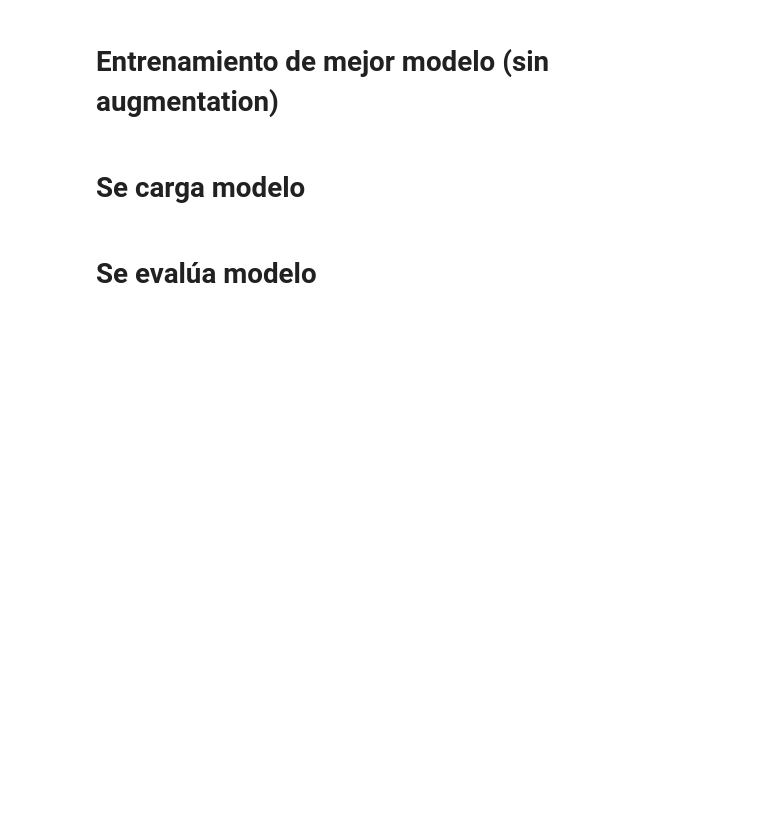
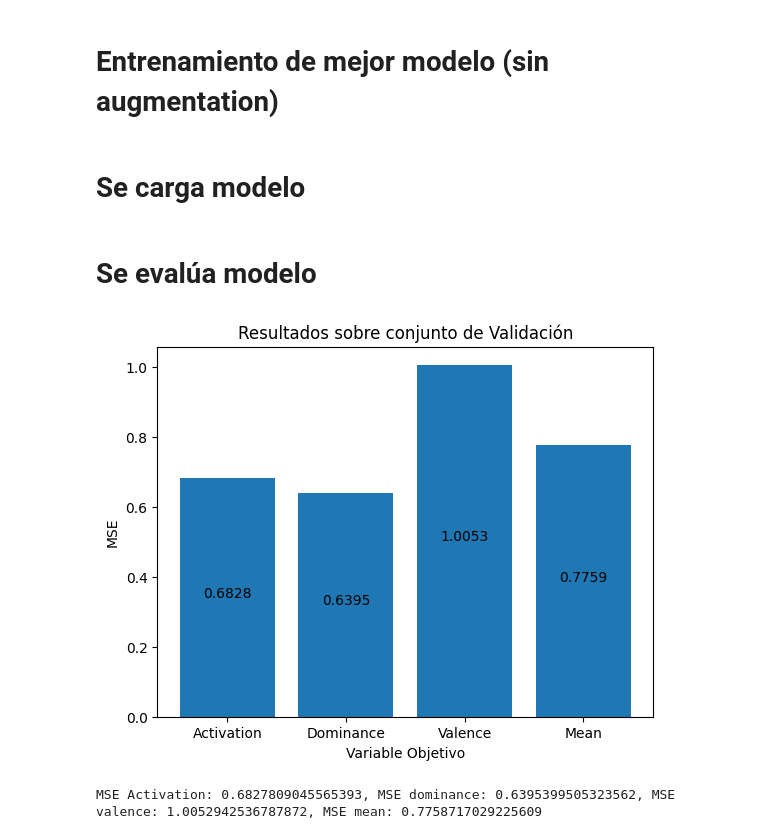
Before and after one commit to sbstnvsqz0/EL7060, a Jupyter notebook: T3/demo.ipynb, the cells around one changed output. Cells and saved outputs as stored; diff of their text form; code cells hidden in the pictures; blank space fills up the shorter version.

```diff
--- a/T3/demo.ipynb
+++ b/T3/demo.ipynb
@@ -34,3 +34,8 @@ model.load_model("GRU_sin_augmentation.pth")
 # %% [markdown]
 # Se evalúa modelo
+# %%
+model.evaluate(DataLoader(PodcastDataset(dir="validation",preprocessing = preprocessing),batch_size=1,shuffle=False),"Resultados sobre conjunto de Validación")
+# %% [output]
+[figure, added]
+MSE Activation: 0.6827809045565393, MSE dominance: 0.6395399505323562, MSE valence: 1.0052942536787872, MSE mean: 0.7758717029225609
 # %%
```
Also changed, not shown: parts of 19 cells of this notebook, 1 other file.
